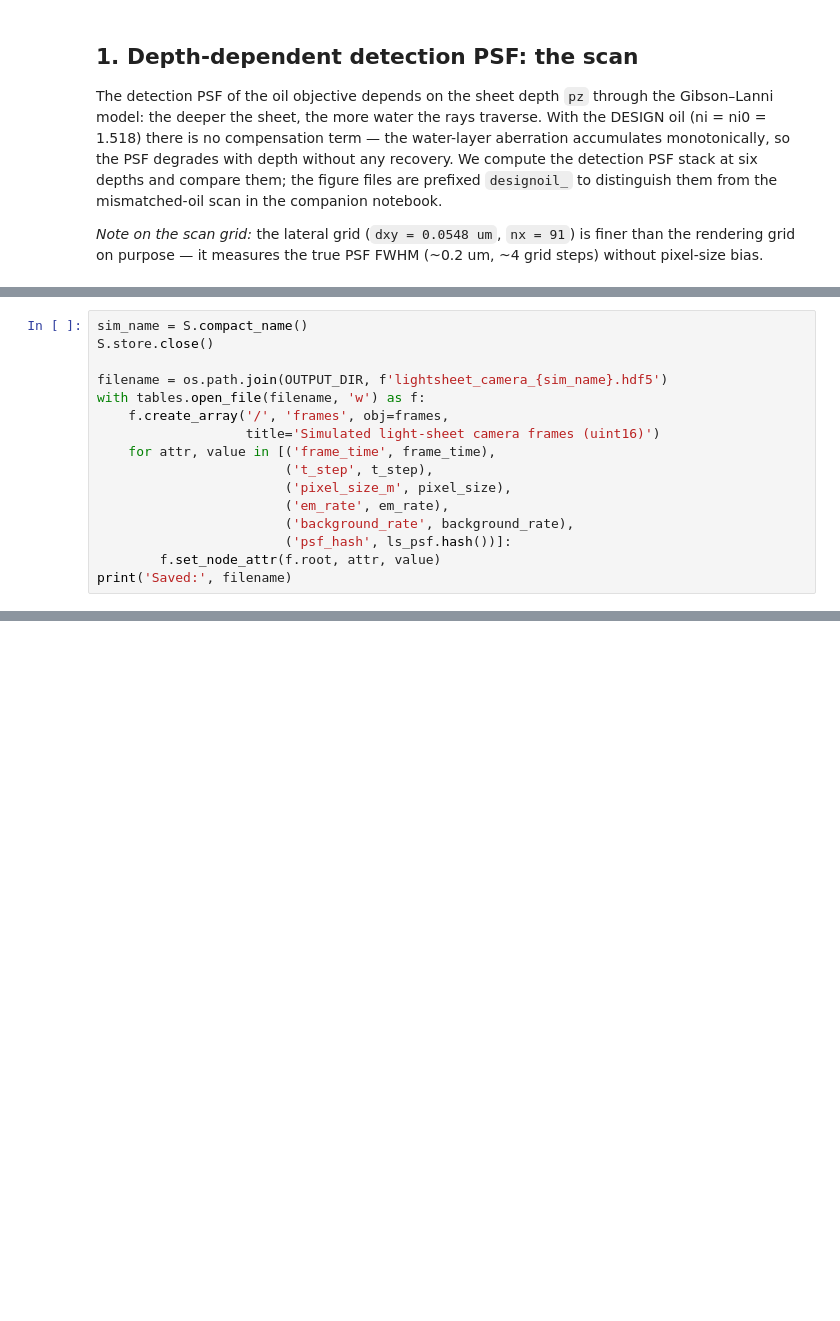
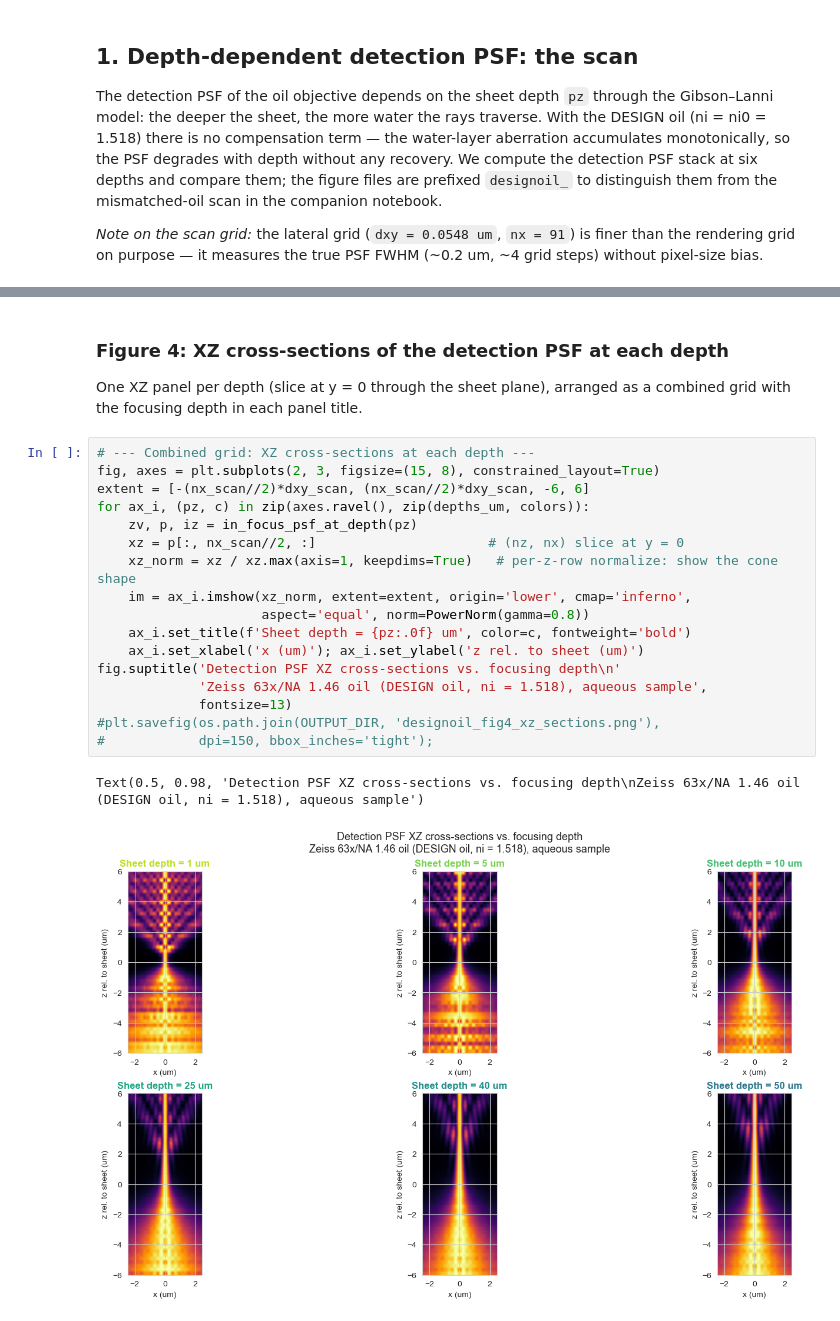
Before and after one commit to Tomkaehst/H2MM-FRET-Blinking, a Jupyter notebook: ATTO550_DNA_D80um2s_Alvium1800U158_NA1.46_oil_63x_depthscan/LightSheet_ATTO550_NA1.46_63x_oil_depthscan_designoil.ipynb, the cells around one changed output, grey strips where cells are left out. Drawn from its saved outputs; the diff is of its cells as text; blank space fills up the shorter version.

```diff
--- a/ATTO550_DNA_D80um2s_Alvium1800U158_NA1.46_oil_63x_depthscan/LightSheet_ATTO550_NA1.46_63x_oil_depthscan_designoil.ipynb
+++ b/ATTO550_DNA_D80um2s_Alvium1800U158_NA1.46_oil_63x_depthscan/LightSheet_ATTO550_NA1.46_63x_oil_depthscan_designoil.ipynb
@@ -499,16 +85,0 @@ The frame stack is saved as HDF5 with the acquisition parameters as attributes.
-# %%
-sim_name = S.compact_name()
-S.store.close()
-
-filename = os.path.join(OUTPUT_DIR, f'lightsheet_camera_{sim_name}.hdf5')
-with tables.open_file(filename, 'w') as f:
-    f.create_array('/', 'frames', obj=frames,
-                   title='Simulated light-sheet camera frames (uint16)')
-    for attr, value in [('frame_time', frame_time),
-                        ('t_step', t_step),
-                        ('pixel_size_m', pixel_size),
-                        ('em_rate', em_rate),
-                        ('background_rate', background_rate),
-                        ('psf_hash', ls_psf.hash())]:
-        f.set_node_attr(f.root, attr, value)
-print('Saved:', filename)
@@ -541,0 +221,25 @@ Saved: /Users/tomkache/Documents/Arbeit/EAH/Software/python/Lightsheet_smFRET_Si
+# %% [markdown]
+### Figure 4: XZ cross-sections of the detection PSF at each depth
+
+One XZ panel per depth (slice at y = 0 through the sheet plane), arranged as
+a combined grid with the focusing depth in each panel title.
+# %%
+# --- Combined grid: XZ cross-sections at each depth ---
+fig, axes = plt.subplots(2, 3, figsize=(15, 8), constrained_layout=True)
+extent = [-(nx_scan//2)*dxy_scan, (nx_scan//2)*dxy_scan, -6, 6]
+for ax_i, (pz, c) in zip(axes.ravel(), zip(depths_um, colors)):
+    zv, p, iz = in_focus_psf_at_depth(pz)
+    xz = p[:, nx_scan//2, :]                      # (nz, nx) slice at y = 0
+    xz_norm = xz / xz.max(axis=1, keepdims=True)   # per-z-row normalize: show the cone shape
+    im = ax_i.imshow(xz_norm, extent=extent, origin='lower', cmap='inferno',
+                     aspect='equal', norm=PowerNorm(gamma=0.8))
+    ax_i.set_title(f'Sheet depth = {pz:.0f} um', color=c, fontweight='bold')
+    ax_i.set_xlabel('x (um)'); ax_i.set_ylabel('z rel. to sheet (um)')
+fig.suptitle('Detection PSF XZ cross-sections vs. focusing depth\n'
+             'Zeiss 63x/NA 1.46 oil (DESIGN oil, ni = 1.518), aqueous sample',
+             fontsize=13)
+#plt.savefig(os.path.join(OUTPUT_DIR, 'designoil_fig4_xz_sections.png'),
+#            dpi=150, bbox_inches='tight');
+# %% [output]
+Text(0.5, 0.98, 'Detection PSF XZ cross-sections vs. focusing depth\nZeiss 63x/NA 1.46 oil (DESIGN oil, ni = 1.518), aqueous sample')
+[figure, added]
```
Also changed, not shown: parts of 31 cells of this notebook, 7 other files.
